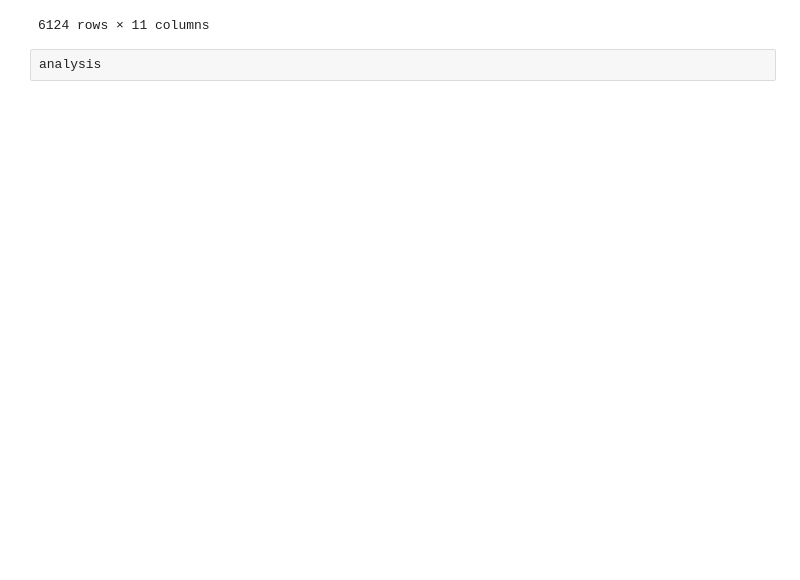
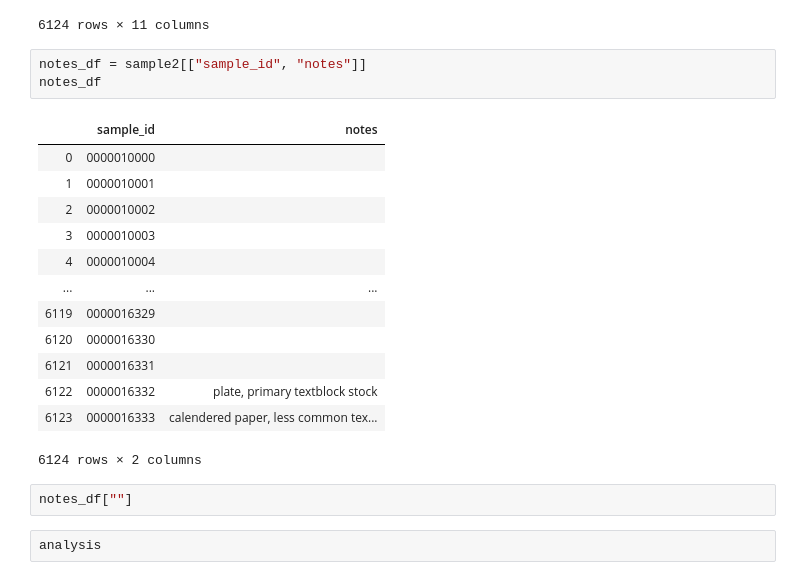
Before and after one commit to hujingc/umsi_loc_anc, a Jupyter notebook: initial_data_visualizations.ipynb, the cells around one changed output. Cells and saved outputs as stored; diff of their text form; blank space fills up the shorter version.

```diff
--- a/initial_data_visualizations.ipynb
+++ b/initial_data_visualizations.ipynb
@@ -85,6 +85,25 @@ sample2
 | 6122 | 0000016332 | 10954 | ANC002201 | SOP | plate, primary textblock stock | {'isInSitu': False, 'type': '', '... | plate xxx | False |  |  | ... |
 | 6123 | 0000016333 | 10954 | ANC002202 | SOP | calendered paper, less common tex... | {'isInSitu': False, 'type': '', '... | 65 | False |  |  | ... |
 6124 rows × 11 columns
+# %%
+notes_df = sample2[["sample_id", "notes"]]
+notes_df
+# %% [output]
+|  | sample_id | notes |
+| 0 | 0000010000 |  |
+| 1 | 0000010001 |  |
+| 2 | 0000010002 |  |
+| 3 | 0000010003 |  |
+| 4 | 0000010004 |  |
+| ... | ... | ... |
+| 6119 | 0000016329 |  |
+| 6120 | 0000016330 |  |
+| 6121 | 0000016331 |  |
+| 6122 | 0000016332 | plate, primary textblock stock |
+| 6123 | 0000016333 | calendered paper, less common tex... |
+6124 rows × 2 columns
+# %%
+notes_df[""]
 # %%
 analysis
 # %% [output]
```
Also changed, not shown: parts of 5 cells of this notebook.
